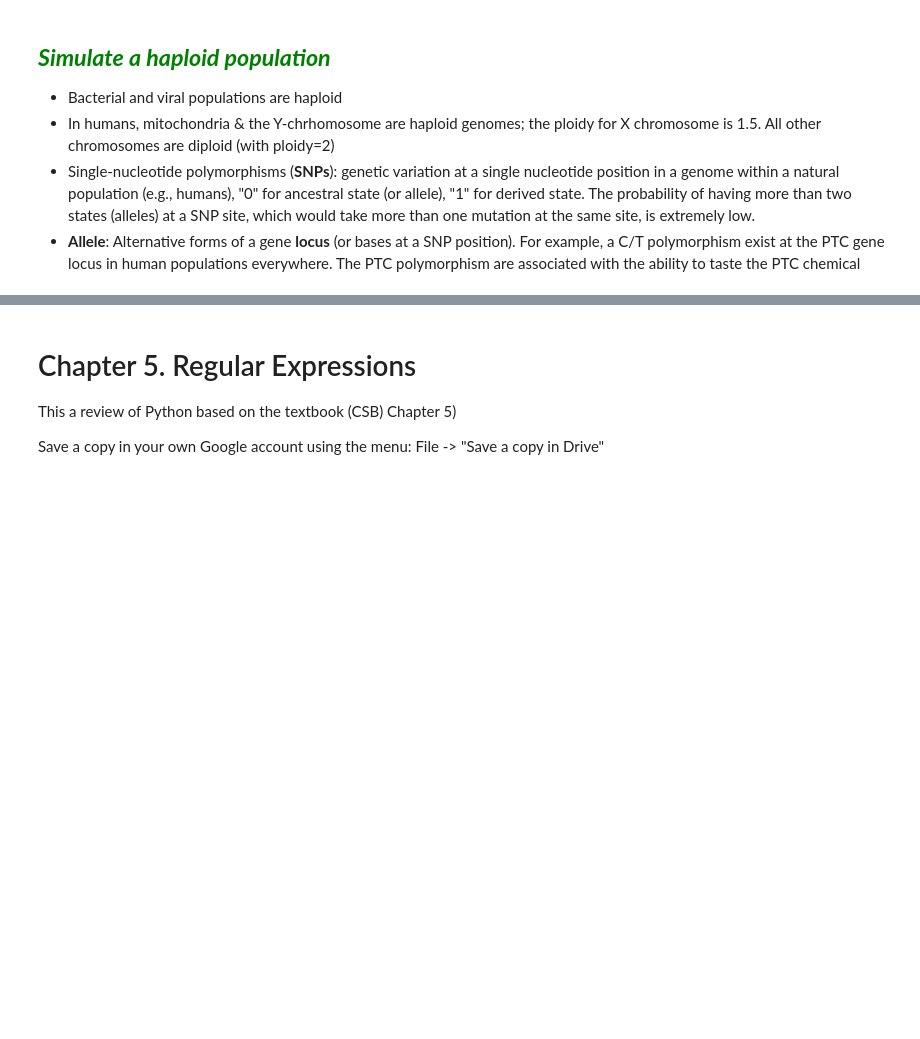
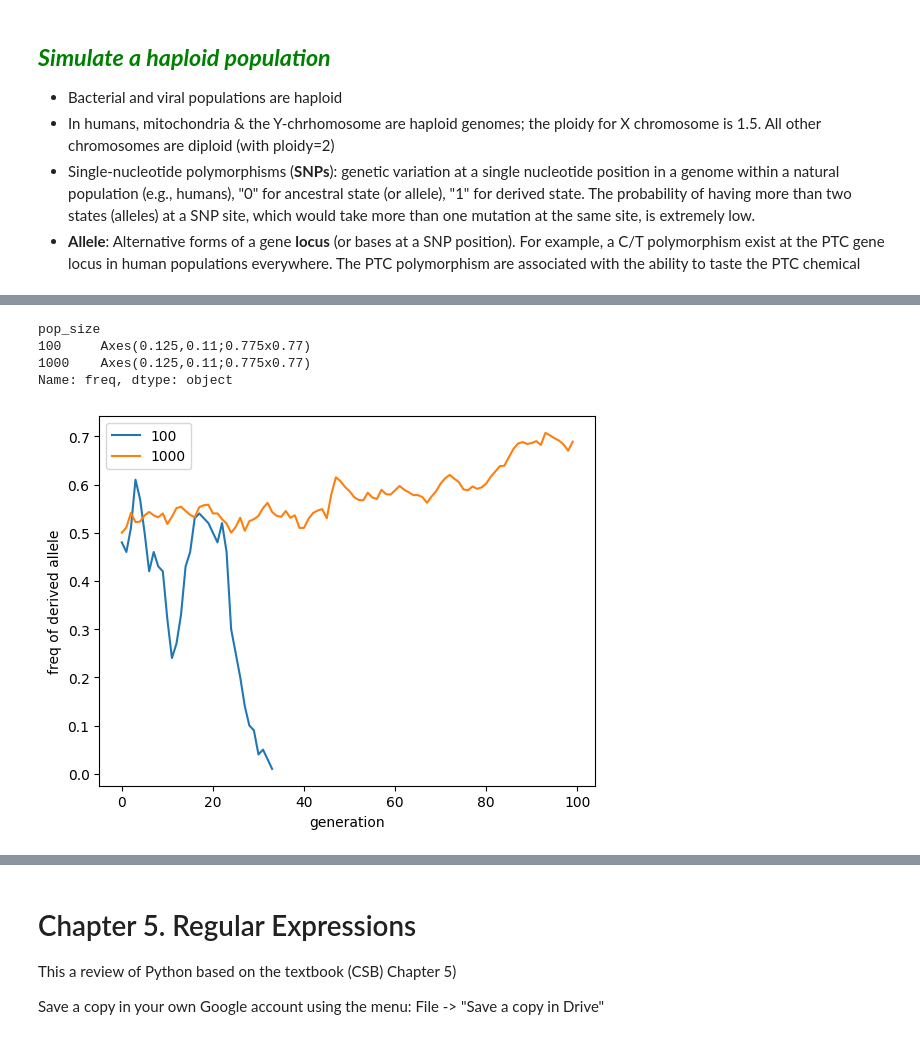
Before and after one commit to weigangq/CSB-BIOL425, a Jupyter notebook: lecture-materials/BIOL425_regex_sci_comp.ipynb, the cells around one changed output, grey strips where cells are left out. Drawn from its saved outputs; the diff is of its cells as text; code cells hidden in the pictures; blank space fills up the shorter version.

```diff
--- a/lecture-materials/BIOL425_regex_sci_comp.ipynb
+++ b/lecture-materials/BIOL425_regex_sci_comp.ipynb
@@ -42,7 +42,7 @@ def freq_haploid(pop):
     """
     pop_size = len(pop)
     # count the alleles
-    ct_A = pop.count("1")
+    ct_A = pop.count(1)
     return(ct_A/pop_size)
 
 freq_haploid(hap_pop)
@@ -62,19 +62,21 @@ freq_haploid(hap_pop)
 * Modify the code to output a data frame with three columns (gen, pop_size, freq) & then plot line graphs with one small (n=100) and one large (n=500) populations.
 # %%
 import random
-def genetic_drift(pop, gen_max = 100):
+def genetic_drift(pop, gen_max = 100, debug = False):
     """ genetic drift of a haploid populaton at a single SNP locus
         pop: initial population
         gen_max: the maximum number of generations
         simulation stops when a single allle remains in the population (or the gen_max is reached)
     """
     pop_size = len(pop)
+    out = []
     for g in range(gen_max):
         pop = random.choices(pop, k=pop_size) # resample from the parental population (not shuffle) and replace with a descendant pop
         # count the alleles
         freq_alt = freq_haploid(pop)
-        print("gen:\t", g, "; freq 1:\t", freq_alt)
+        if debug is True:
+            print("gen:\t", g, "; freq 1:\t", freq_alt)
         if freq_alt == 0 or freq_alt == 1: # Fixation: A is either lost or fixed
           break
-
-genetic_drift(hap_pop)
+        out.append({"pop_size": pop_size, "gen": g, "freq": freq_alt}) # save record as a list of dictionary
+    return(out)
@@ -98,0 +83,13 @@ gen:     48 ; freq 1:    0.0
+# %%
+# simulate two pops, one small , one large
+# both wth equal frequences of alleles to start, p=0.5 (frequency of the derived allele)
+import pandas as pd
+hap_pop1 = build_hap_pop(100, 0.5)
+hap_pop2 = build_hap_pop(1000, 0.5)
+output_small = genetic_drift(hap_pop1)
+output_large = genetic_drift(hap_pop2)
+df_small = pd.DataFrame(output_small) # type-cast the list of records into a pandas data frame
+df_large = pd.DataFrame(output_large)
+df = pd.concat([df_small, df_large], ignore_index=True)
+print(df.head())
+print(df.shape)
@@ -98,0 +104,4 @@ gen:     48 ; freq 1:    0.0
+# %%
+df = pd.concat([df_small, df_large], ignore_index=True)
+print(df.head())
+print(df.shape)
@@ -99,2 +116,15 @@ gen:     48 ; freq 1:    0.0
+# %%
+df.set_index('gen', inplace=True)
+df.groupby('pop_size')['freq'].plot(legend=True, xlabel='generation', ylabel='freq of derived allele')
+
+# import matplotlib.pyplot as plt
+#for pop_size, group in df.groupby("pop_size"):
+#    plt.plot(group["gen"], group["freq"], label=f"N={pop_size}")
+# %% [output]
+pop_size
+100     Axes(0.125,0.11;0.775x0.77)
+1000    Axes(0.125,0.11;0.775x0.77)
+Name: freq, dtype: object
+[figure, added]
 # %% [markdown]
 ## <font color="green"> ***A diploid population at the taster gene locus*** </font>
```
Also changed, not shown: parts of 11 cells of this notebook, 1 other file.
